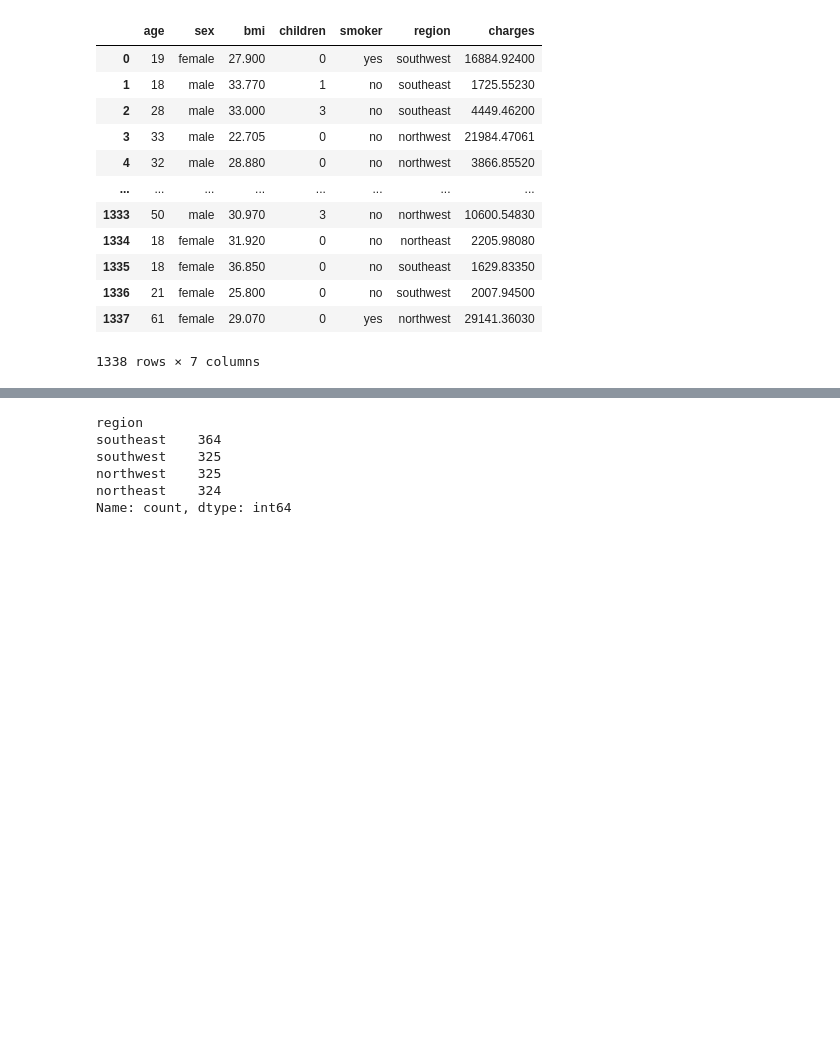
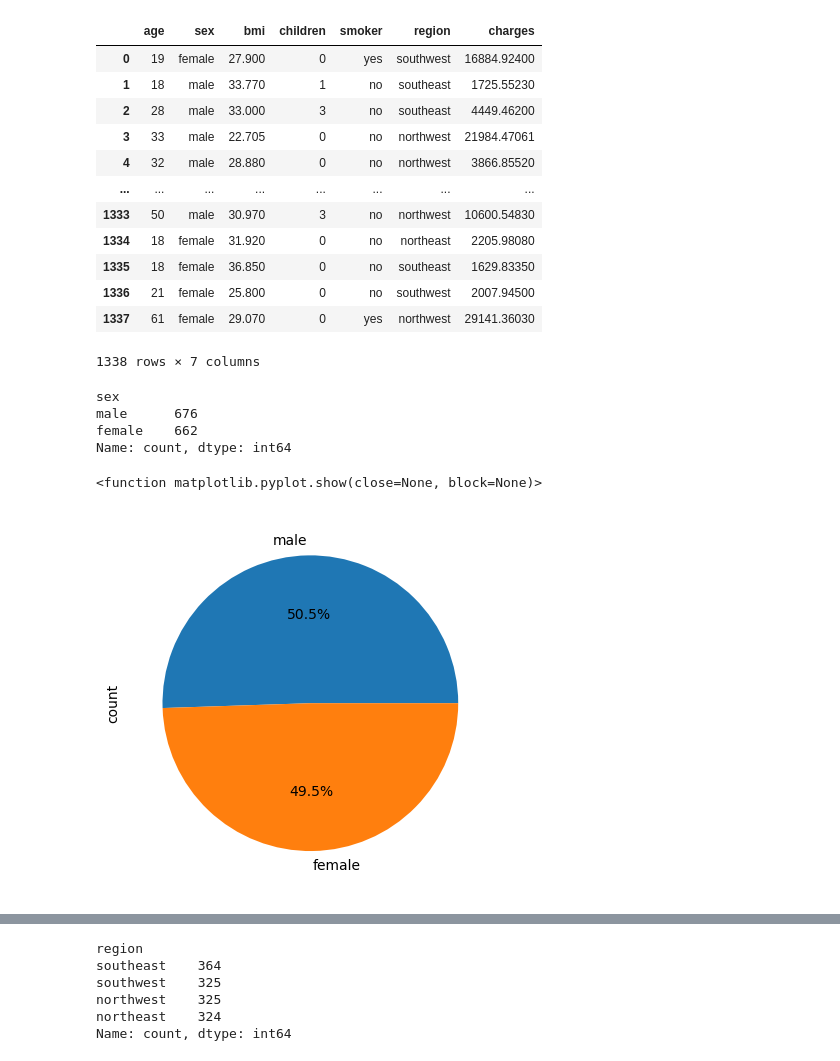
Before and after one commit to JohanaMarie/project_1, a Jupyter notebook: price_region.ipynb, the cells around one changed output, grey strips where cells are left out. Cells and saved outputs as stored; diff of their text form; code cells hidden in the pictures; blank space fills up the shorter version.

```diff
--- a/price_region.ipynb
+++ b/price_region.ipynb
@@ -29,3 +29,17 @@ insurance_df
 | 1336 | 21 | female | 25.800 | 0 | no | southwest | 2007.94500 |
 | 1337 | 61 | female | 29.070 | 0 | yes | northwest | 29141.36030 |
 1338 rows × 7 columns
+# %%
+gender = insurance_df['sex'].value_counts()
+gender
+# %% [output]
+sex
+male      676
+female    662
+Name: count, dtype: int64
+# %%
+gender.plot.pie(autopct= '%1.1f%%')
+plt.show
+# %% [output]
+<function matplotlib.pyplot.show(close=None, block=None)>
+[figure, added]
```
Also changed, not shown: parts of 8 cells of this notebook.
